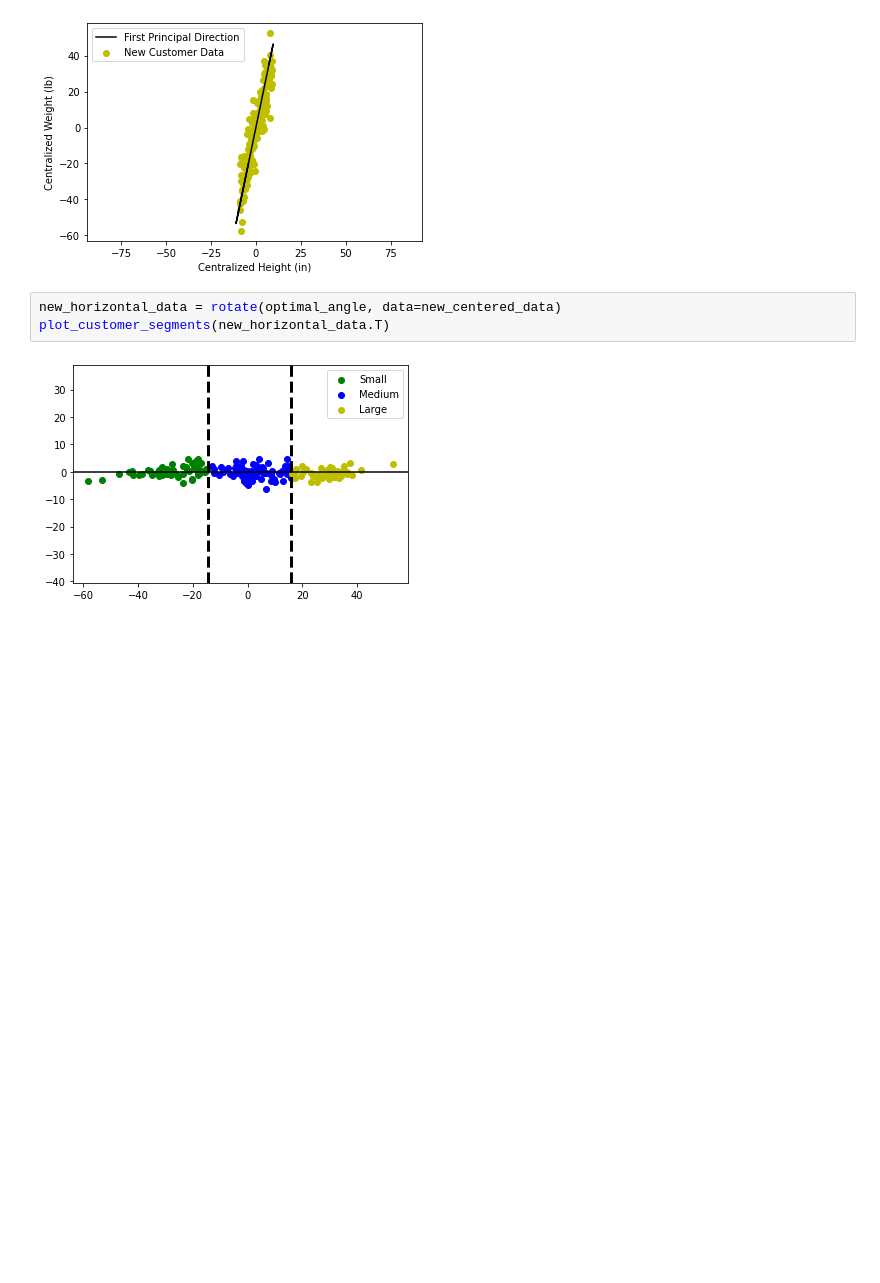
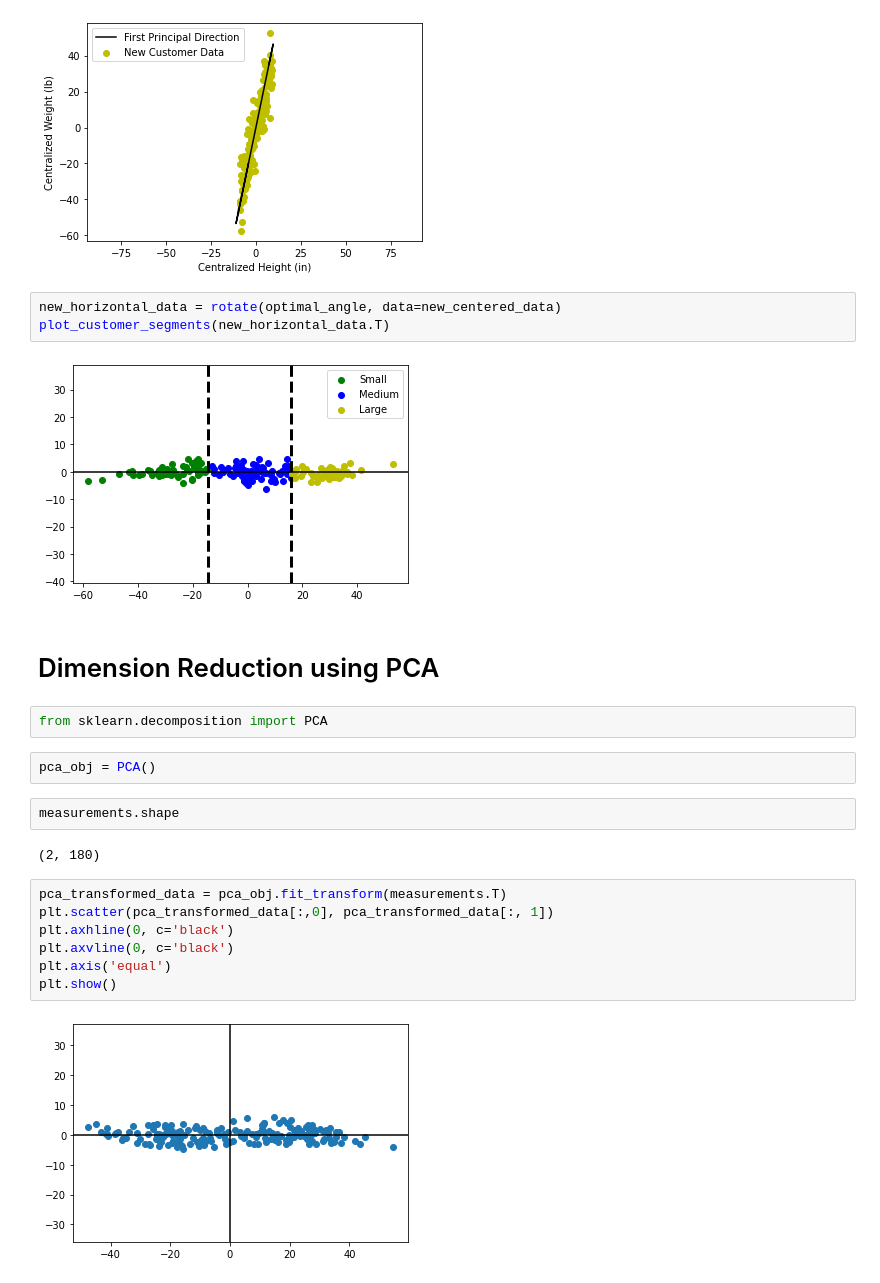
Before and after one commit to ambreen2006/DS_bookcamp_exploration, a Jupyter notebook: DS_BookCamp_DimensionalityReduction.ipynb, the cells around one changed output. Drawn from its saved outputs; the diff is of its cells as text; blank space fills up the shorter version.

Commit message:
Principal Component Analysis using Scikit

```diff
--- a/DS_BookCamp_DimensionalityReduction.ipynb
+++ b/DS_BookCamp_DimensionalityReduction.ipynb
@@ -284,3 +284,22 @@ new_horizontal_data = rotate(optimal_angle, data=new_centered_data)
 plot_customer_segments(new_horizontal_data.T)
 # %% [output]
 [figure]
+# %% [markdown]
+# Dimension Reduction using PCA
+# %%
+from sklearn.decomposition import PCA
+# %%
+pca_obj = PCA()
+# %%
+measurements.shape
+# %% [output]
+(2, 180)
+# %%
+pca_transformed_data = pca_obj.fit_transform(measurements.T)
+plt.scatter(pca_transformed_data[:,0], pca_transformed_data[:, 1])
+plt.axhline(0, c='black')
+plt.axvline(0, c='black')
+plt.axis('equal')
+plt.show()
+# %% [output]
+[figure, added]
```
Also changed, not shown: parts of 7 cells of this notebook.
